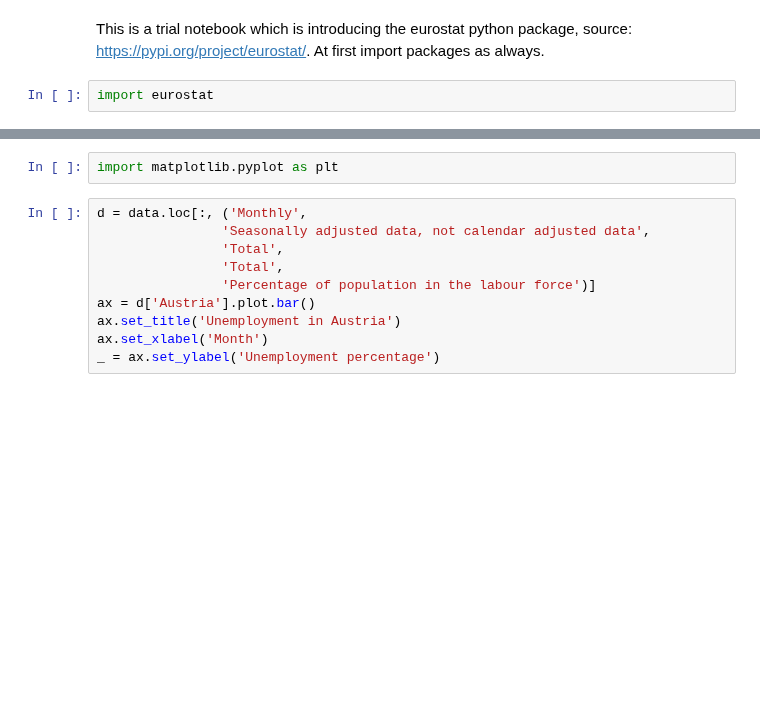
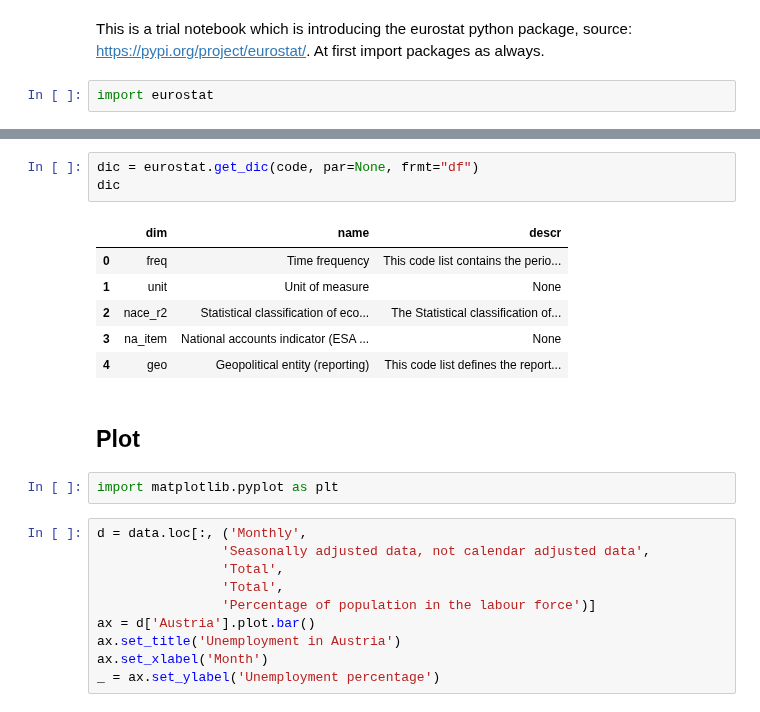
Before and after one commit to GISAdamToth/ArcGIS_Notebooks_thesis, a Jupyter notebook: eurostat/eurostat.ipynb, the cells around one changed output, grey strips where cells are left out. Cells and saved outputs as stored; diff of their text form; blank space fills up the shorter version.

```diff
--- a/eurostat/eurostat.ipynb
+++ b/eurostat/eurostat.ipynb
@@ -145,3 +38,15 @@ Index(['Females', 'Males', 'Total'], dtype='object', name='sex')
+# %%
+dic = eurostat.get_dic(code, par=None, frmt="df")
+dic
+# %% [output]
+|  | dim | name | descr |
+| 0 | freq | Time frequency | This code list contains the perio... |
+| 1 | unit | Unit of measure | None |
+| 2 | nace_r2 | Statistical classification of eco... | The Statistical classification of... |
+| 3 | na_item | National accounts indicator (ESA ... | None |
+| 4 | geo | Geopolitical entity (reporting) | This code list defines the report... |
+# %% [markdown]
+## Plot
 # %%
 import matplotlib.pyplot as plt
 # %%
```
Also changed, not shown: parts of 16 cells of this notebook.
